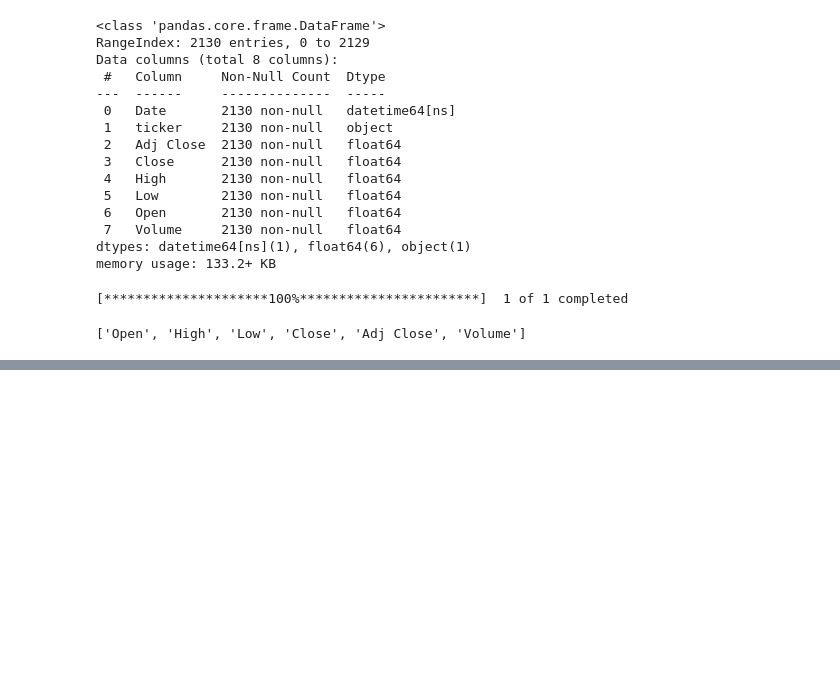
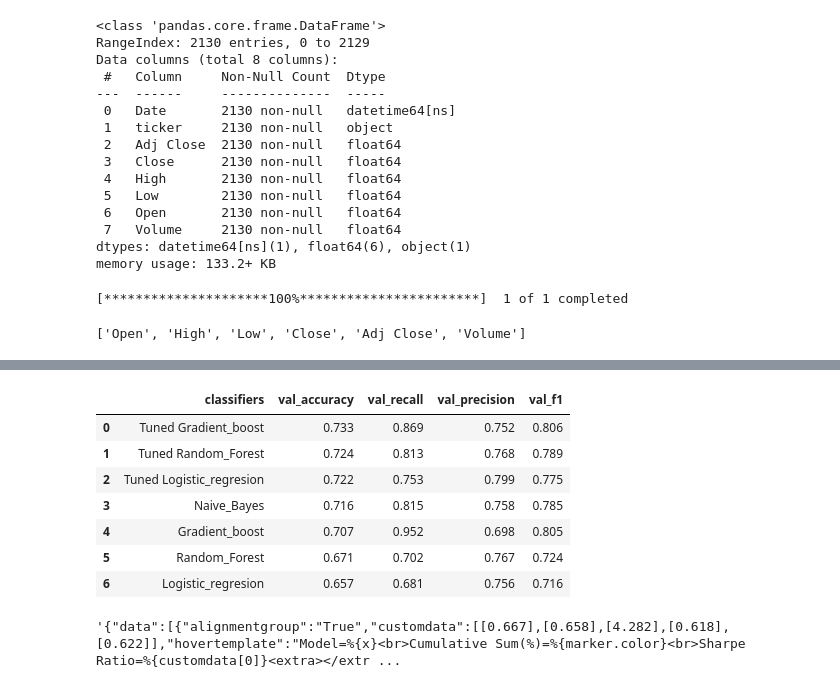
Before and after one commit to AbsIbs/portfolio_optimization, a Jupyter notebook: b.ipynb, the cells around one changed output, grey strips where cells are left out. Drawn from its saved outputs; the diff is of its cells as text; code cells hidden in the pictures; blank space fills up the shorter version.

```diff
--- a/b.ipynb
+++ b/b.ipynb
@@ -155,0 +230,12 @@ list(data_2.columns)
+# %%
+val_summary_DataFrame = pd.read_csv('data/NLP_summary_df.csv')
+val_summary_DataFrame
+# %% [output]
+|  | classifiers | val_accuracy | val_recall | val_precision | val_f1 |
+| 0 | Tuned Gradient_boost | 0.733 | 0.869 | 0.752 | 0.806 |
+| 1 | Tuned Random_Forest | 0.724 | 0.813 | 0.768 | 0.789 |
+| 2 | Tuned Logistic_regresion | 0.722 | 0.753 | 0.799 | 0.775 |
+| 3 | Naive_Bayes | 0.716 | 0.815 | 0.758 | 0.785 |
+| 4 | Gradient_boost | 0.707 | 0.952 | 0.698 | 0.805 |
+| 5 | Random_Forest | 0.671 | 0.702 | 0.767 | 0.724 |
+| 6 | Logistic_regresion | 0.657 | 0.681 | 0.756 | 0.716 |
@@ -155,0 +310,4 @@ list(data_2.columns)
+# %%
+to_json(fig)
+# %% [output]
+'{"data":[{"alignmentgroup":"True","customdata":[[0.667],[0.658],[4.282],[0.618],[0.622]],"hovertemplate":"Model=%{x}<br>Cumulative Sum(%)=%{marker.color}<br>Sharpe Ratio=%{customdata[0]}<extra></extr ...
```
Also changed, not shown: parts of 17 cells of this notebook, 24 other files.
